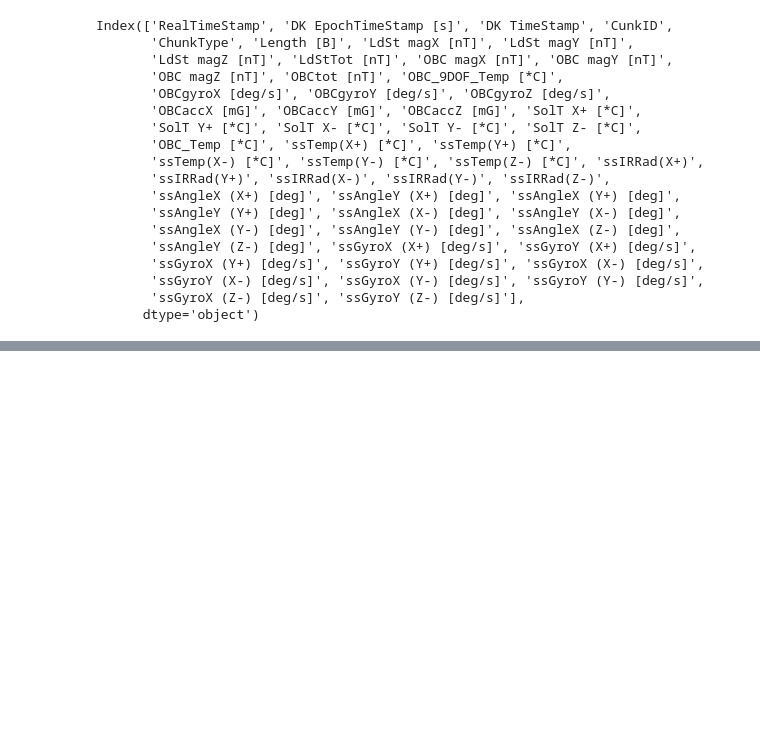
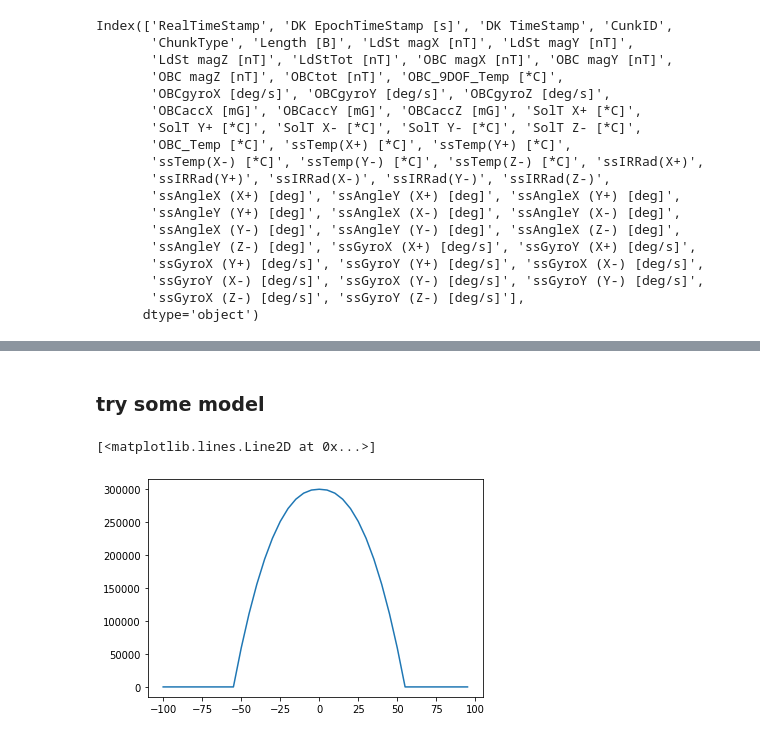
Before and after one commit to limu007/cube, a Jupyter notebook: Attitude_august.ipynb, the cells around one changed output, grey strips where cells are left out. Drawn from its saved outputs; the diff is of its cells as text; code cells hidden in the pictures; blank space fills up the shorter version.

```diff
--- a/Attitude_august.ipynb
+++ b/Attitude_august.ipynb
@@ -73,0 +149,12 @@ ModuleNotFoundError: No module named 'periodogram'
+# %% [markdown]
+### try some model
+# %%
+amp=3e5
+mang=55
+zex=2.3
+viewang=lambda ang:(abs(ang)<mang)*(1-(abs(ang)/mang)**zex)*amp
+angs=np.r_[-100:100:5]
+pl.plot(angs,[viewang(a) for a in angs])
+# %% [output]
+[<matplotlib.lines.Line2D at 0x...>]
+[figure, added]
```
Also changed, not shown: parts of 31 cells of this notebook, 3 other files.
